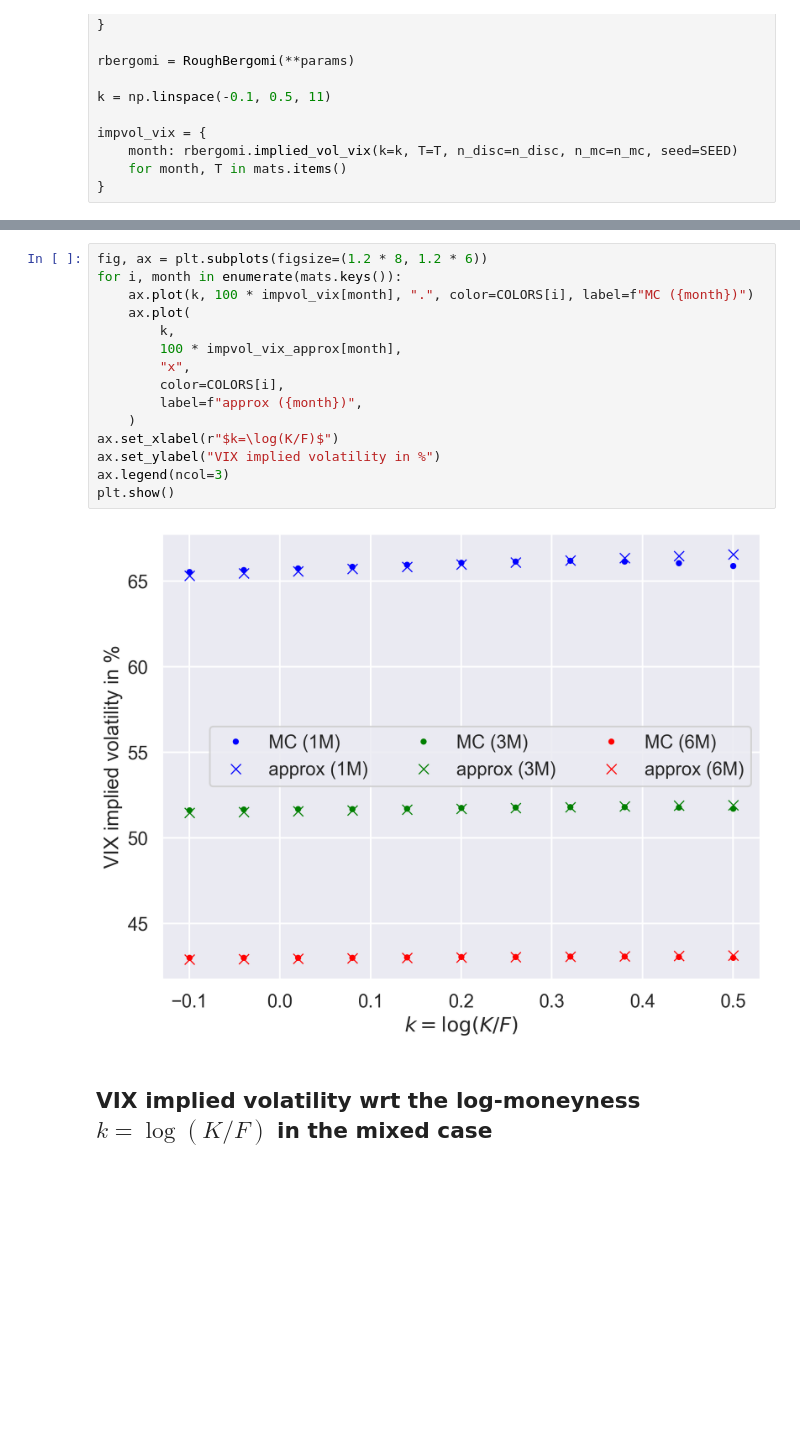
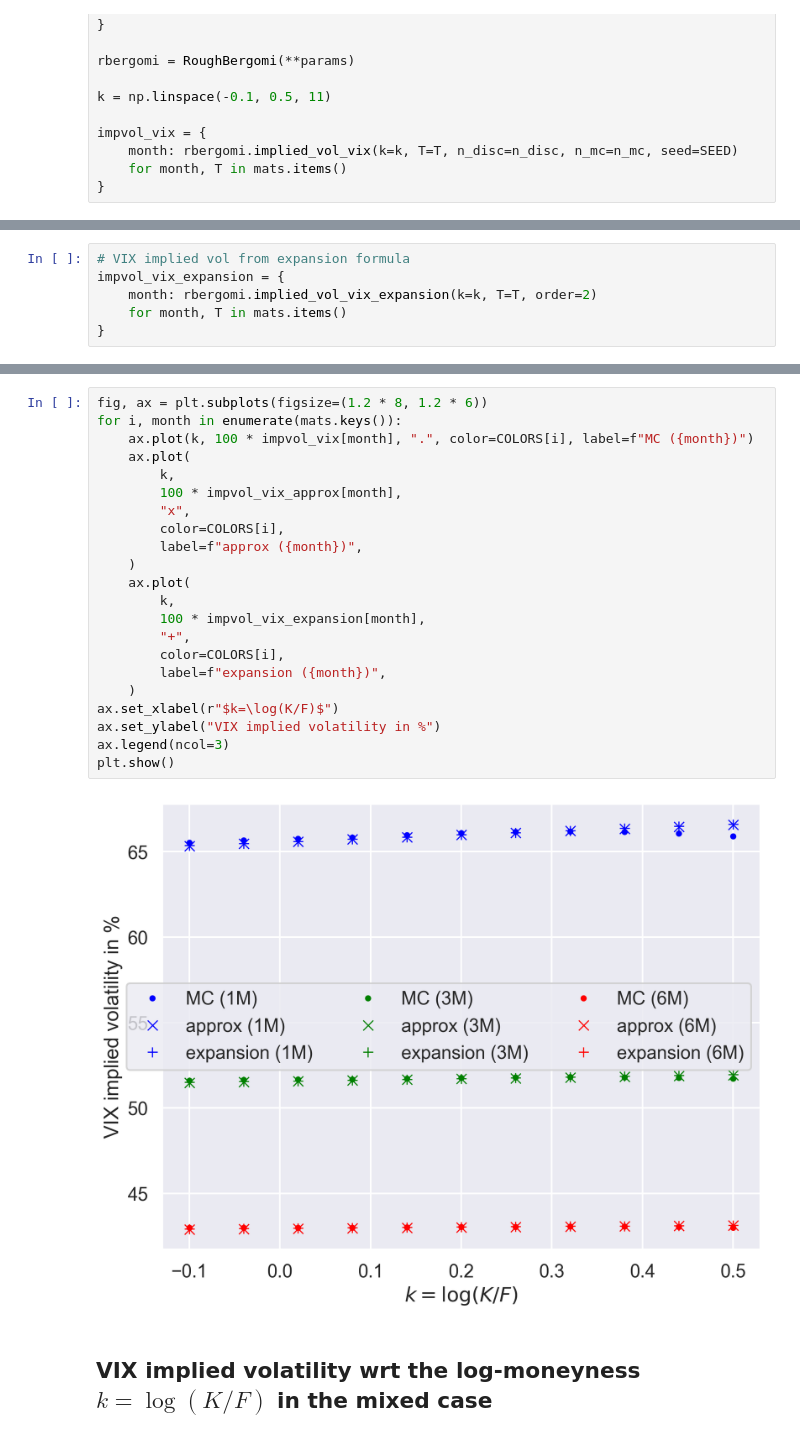
Before and after one commit to fbourgey/rough-bergomi, a Jupyter notebook: vix_weak_approx.ipynb, the cells around one changed output, grey strips where cells are left out. Cells and saved outputs as stored; diff of their text form; blank space fills up the shorter version.

Commit message:
add vix expansion (ying / ankush)

```diff
--- a/vix_weak_approx.ipynb
+++ b/vix_weak_approx.ipynb
@@ -226,3 +229,9 @@ impvol_vix_approx = {
     month: rbergomi.implied_vol_vix_approx(k=k, T=T, order=3)
     for month, T in mats.items()
 }
+# %%
+# VIX implied vol from expansion formula
+impvol_vix_expansion = {
+    month: rbergomi.implied_vol_vix_expansion(k=k, T=T, order=2)
+    for month, T in mats.items()
+}
@@ -229,20 +252,27 @@ impvol_vix_approx = {
 # %%
 fig, ax = plt.subplots(figsize=(1.2 * 8, 1.2 * 6))
 for i, month in enumerate(mats.keys()):
     ax.plot(k, 100 * impvol_vix[month], ".", color=COLORS[i], label=f"MC ({month})")
     ax.plot(
         k,
         100 * impvol_vix_approx[month],
         "x",
         color=COLORS[i],
         label=f"approx ({month})",
     )
+    ax.plot(
+        k,
+        100 * impvol_vix_expansion[month],
+        "+",
+        color=COLORS[i],
+        label=f"expansion ({month})",
+    )
 ax.set_xlabel(r"$k=\log(K/F)$")
 ax.set_ylabel("VIX implied volatility in %")
 ax.legend(ncol=3)
 plt.show()
 # %% [output]
-[figure, old version]
+[figure, new version]
 # %% [markdown]
 ## VIX implied volatility wrt the log-moneyness $k = \log(K/F)$ in the mixed case
 # %%
```
Also changed, not shown: parts of 4 cells of this notebook, 1 other file.
